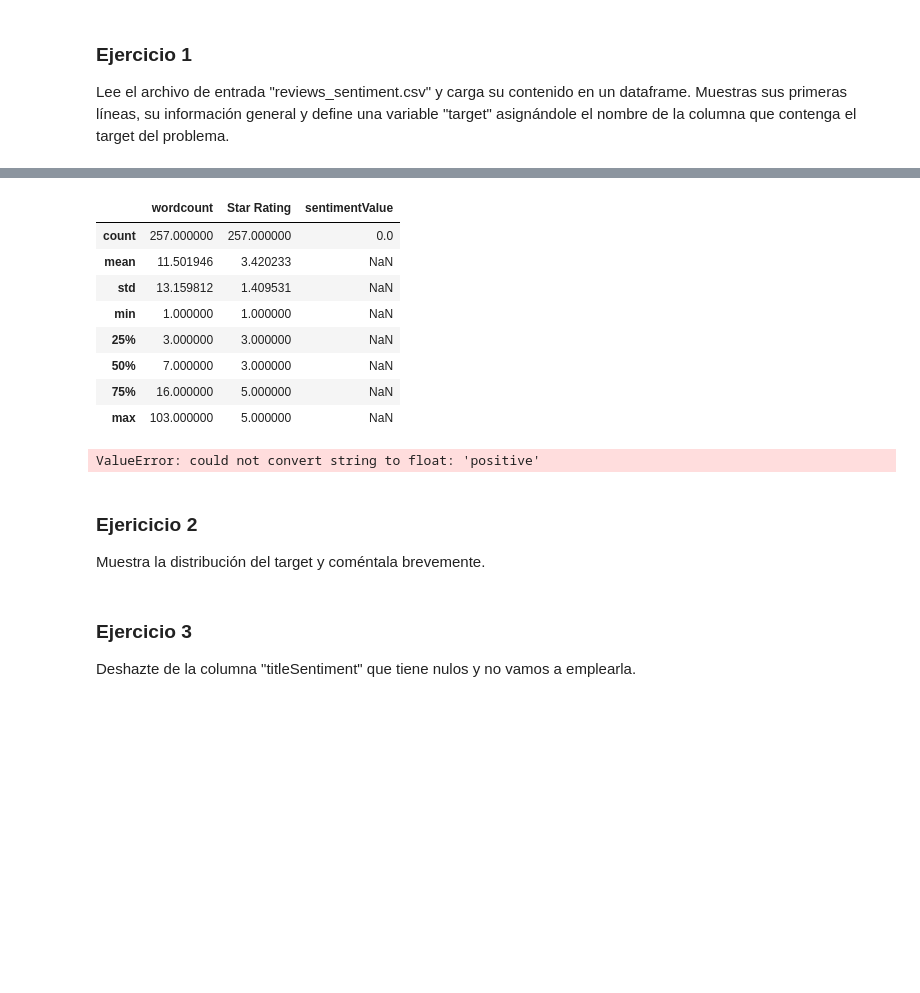
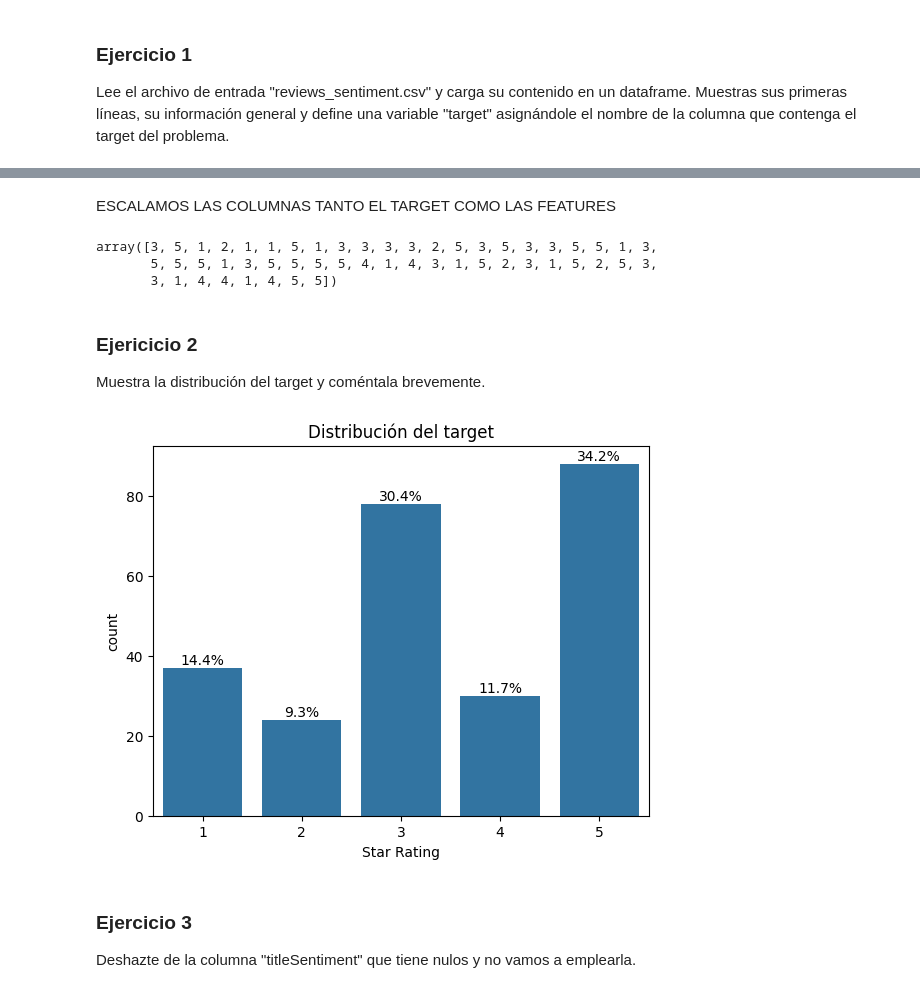
Before and after one commit to mfondevilla/DS-Online-MelaniaFondevilla, a Jupyter notebook: 04_Machine_Learning/Sprint_12/Unidad_01_ML_Supervisado_Otros_Modelos/02_Ejercicios_Workout/13_Ejercicios_Otros_Modelos.ipynb, the cells around one changed output, grey strips where cells are left out. Drawn from its saved outputs; the diff is of its cells as text; code cells hidden in the pictures; blank space fills up the shorter version.

```diff
--- a/04_Machine_Learning/Sprint_12/Unidad_01_ML_Supervisado_Otros_Modelos/02_Ejercicios_Workout/13_Ejercicios_Otros_Modelos.ipynb
+++ b/04_Machine_Learning/Sprint_12/Unidad_01_ML_Supervisado_Otros_Modelos/02_Ejercicios_Workout/13_Ejercicios_Otros_Modelos.ipynb
@@ -70,3 +78,5 @@ TypeError: 'method' object is not subscriptable
+# %% [markdown]
+ESCALAMOS LAS COLUMNAS TANTO EL TARGET COMO LAS FEATURES
 # %%
 target = 'Star Rating'
 features =['textSentiment', 'wordcount', 'sentimentValue']
@@ -73 +84,4 @@ features =['textSentiment', 'wordcount', 'sentimentValue']
+# %%
+X = df[['textSentiment', 'wordcount', 'sentimentValue']]
+y = df['Star Rating']
 # %%
@@ -75,12 +90,0 @@ train_set, test_set = train_test_split(df, test_size=0.2, random_state=42)
-# %%
-df.describe.
-# %% [output]
-|  | wordcount | Star Rating | sentimentValue |
-| count | 257.000000 | 257.000000 | 0.0 |
-| mean | 11.501946 | 3.420233 | NaN |
-| std | 13.159812 | 1.409531 | NaN |
-| min | 1.000000 | 1.000000 | NaN |
-| 25% | 3.000000 | 3.000000 | NaN |
-| 50% | 7.000000 | 3.000000 | NaN |
-| 75% | 16.000000 | 5.000000 | NaN |
-| max | 103.000000 | 5.000000 | NaN |
@@ -87,22 +95,38 @@ df.describe.
 # %%
-knn = KNeighborsClassifier(n_neighbors=20)
+knn = KNeighborsClassifier(n_neighbors=5)
 # K a valores más bajos, más sobreajuste
 # a valores más altos, menos varianza y menos error de generalización y mas error por caso concreto
 
-X = train_set[['textSentiment','wordcount', 'sentimentValue']].copy()
-y = train_set['Star Rating']
-
-knn.fit(X,y)
+knn.fit(X_train,y_train)
 # este fit únicamente calcula las distancias internamente, hace sólo cálculo de vectores pero no hace ningún tipo de modelado
 # en la predict se calcula las distancias al nuevo vector y calcula los n-neighbors más próximos y aplica el algoritmo de hard-voting
-prediccion = knn.predict(test_set)
-test_set
+prediccion = knn.predict(X_test)
+prediccion
 # %% [output]
-ValueError: could not convert string to float: 'positive'
+array([3, 5, 1, 2, 1, 1, 5, 1, 3, 3, 3, 3, 2, 5, 3, 5, 3, 3, 5, 5, 1, 3,
+       5, 5, 5, 1, 3, 5, 5, 5, 5, 4, 1, 4, 3, 1, 5, 2, 3, 1, 5, 2, 5, 3,
+       3, 1, 4, 4, 1, 4, 5, 5])
 # %% [markdown]
 ### Ejericicio 2
 
 Muestra la distribución del target y coméntala brevemente.
+# %%
+import seaborn as sns
+import matplotlib.pyplot as plt
+
+ax = sns.countplot(x=y)
+plt.title("Distribución del target")
+
+# Añadir porcentajes encima de cada barra
+total = len(y)
+for p in ax.patches:
+    percentage = f"{100 * p.get_height() / total:.1f}%"
+    ax.annotate(percentage, (p.get_x() + p.get_width() / 2, p.get_height()),
+                ha='center', va='bottom')
+
+plt.show()
+# %% [output]
+[figure, added]
 # %% [markdown]
 ### Ejercicio 3
 
```
Also changed, not shown: parts of 11 cells of this notebook, 2 other files.
